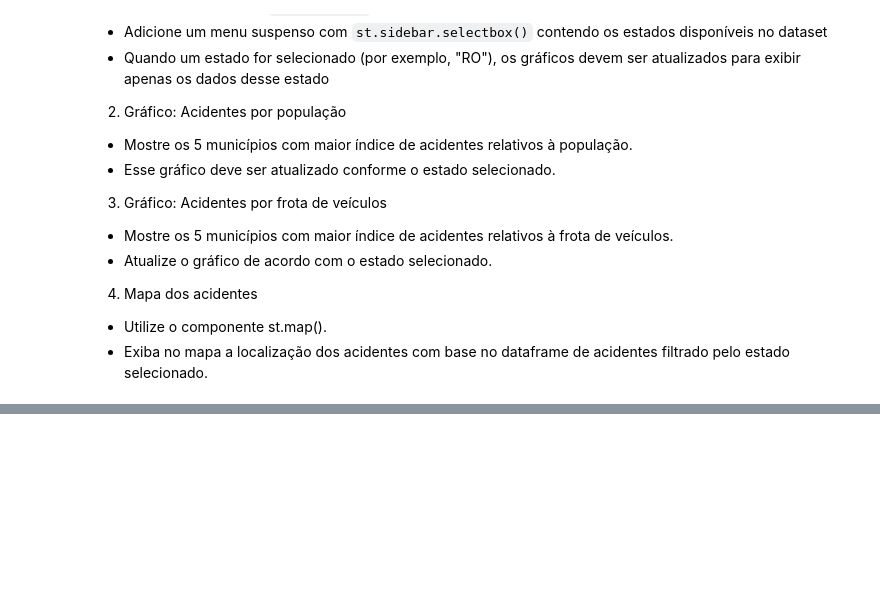
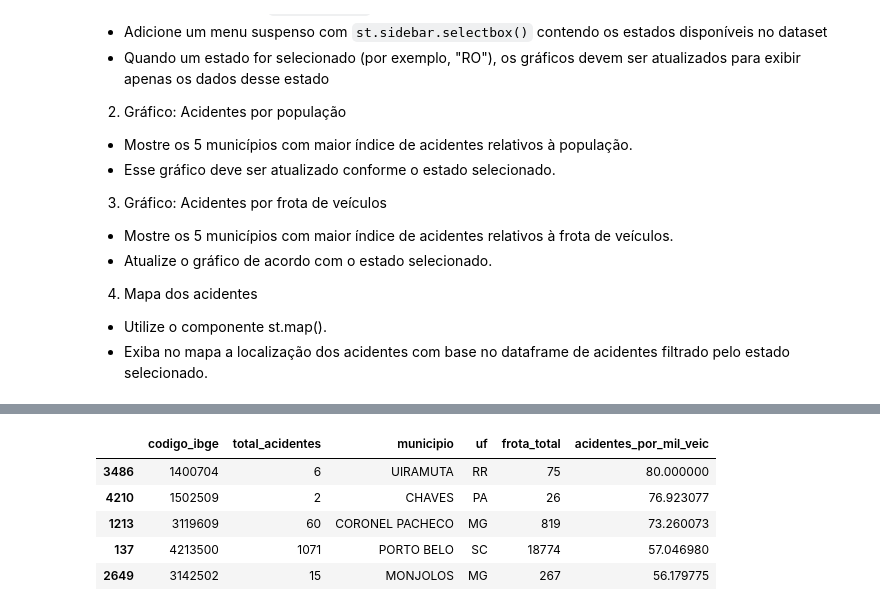
Before and after one commit to PandinhaAnao1/ciencia_dados, a Jupyter notebook: tarefas.ipynb, the cells around one changed output, grey strips where cells are left out. Cells and saved outputs as stored; diff of their text form; code cells hidden in the pictures; blank space fills up the shorter version.

```diff
--- a/tarefas.ipynb
+++ b/tarefas.ipynb
@@ -77,0 +71,19 @@ df_acidentes_por_cidade
+# %%
+
+veiculos = localidades[['codigo_ibge', 'municipio', 'frota_total']].drop_duplicates(subset='codigo_ibge')
+
+df_veiculos = pd.merge(acidentes_por_cidades, veiculos, on=['codigo_ibge', 'municipio'], how='left')
+
+df_veiculos = df_veiculos[df_veiculos['frota_total'] > 0].copy()
+
+df_veiculos['acidentes_por_mil_veic'] = (df_veiculos['total_acidentes'] / df_veiculos['frota_total']) * 1000
+
+top5_veiculos = df_veiculos.sort_values(by='acidentes_por_mil_veic', ascending=False).head(5)
+top5_veiculos.head()
+# %% [output]
+|  | codigo_ibge | total_acidentes | municipio | uf | frota_total | acidentes_por_mil_veic |
+| 3486 | 1400704 | 6 | UIRAMUTA | RR | 75 | 80.000000 |
+| 4210 | 1502509 | 2 | CHAVES | PA | 26 | 76.923077 |
+| 1213 | 3119609 | 60 | CORONEL PACHECO | MG | 819 | 73.260073 |
+| 137 | 4213500 | 1071 | PORTO BELO | SC | 18774 | 57.046980 |
+| 2649 | 3142502 | 15 | MONJOLOS | MG | 267 | 56.179775 |
```
Also changed, not shown: parts of 1 cell of this notebook, 3 other files.
